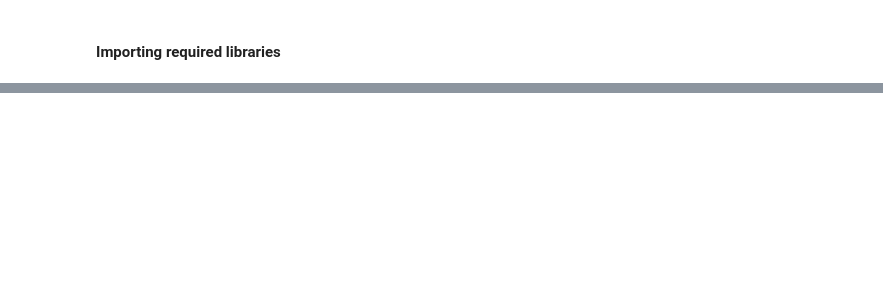
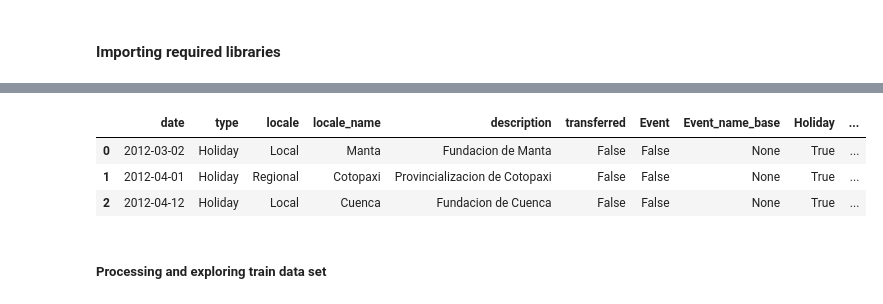
Before and after one commit to aishwarya-mm16/Store-sales-forecasting, a Jupyter notebook: EDA.ipynb, the cells around one changed output, grey strips where cells are left out. Drawn from its saved outputs; the diff is of its cells as text; code cells hidden in the pictures; blank space fills up the shorter version.

```diff
--- a/EDA.ipynb
+++ b/EDA.ipynb
@@ -18,0 +194,16 @@ d
+# %%
+# Adding flag for Event
+holidays_events_proc['Event'] = holidays_events_proc['type'] == 'Event'
+
+# Repeating same steps as above
+holidays_events_proc['Event_name_base'] = holidays_events_proc['description'].str.lower()
+holidays_events_proc['Event_name_base'] = holidays_events_proc['Event_name_base'].map(
+    lambda i: 'mundial de futbol brasil' if ('mundial de futbol brasil' in i) else i)
+holidays_events_proc['Event_name_base'] = holidays_events_proc['Event_name_base'].map(
+    lambda i: i[:i.rfind('-')] if ('-' in i) else (
+    i[:i.rfind('+')]  if ('+' in i) else i))
+holidays_events_proc['Event_name_base'] = np.where(
+    holidays_events_proc['Event']==True,
+    holidays_events_proc['Event_name_base'], None)
+
+holidays_events_proc[holidays_events_proc['type']=='Event'].reset_index(drop=True).iloc[16:18]
@@ -18,0 +264,30 @@ d
+# %%
+# Adding holiday flag
+holidays_events_proc['Holiday'] = (
+    (holidays_events_proc['Event']!=True) &
+    (holidays_events_proc['transferred']==False) &
+    (holidays_events_proc['type']!='Work Day'))
+
+# Repeating same steps as above
+holidays_events_proc['Holiday_name_base'] =  holidays_events_proc['description'].str.lower()
+holidays_events_proc['Holiday_name_base'] = holidays_events_proc['Holiday_name_base'].map(
+    lambda i: i[len('traslado '):] if ('traslado' in i) else i)
+holidays_events_proc['Holiday_name_base'] = holidays_events_proc['Holiday_name_base'].map(
+    lambda i: i[len('puente '):] if ('puente' in i) else i)
+holidays_events_proc['Holiday_name_base'] = holidays_events_proc['Holiday_name_base'].map(
+    lambda i: i[len('recupero puente '):] if ('recupero puente' in i) else i)
+holidays_events_proc['Holiday_name_base'] = holidays_events_proc['Holiday_name_base'].map(
+    lambda i: i[:i.rfind('-')] if ('-' in i) else (
+    i[:i.rfind('+')]  if ('+' in i) else i))
+holidays_events_proc['Holiday_name_base'] =  np.where(
+    holidays_events_proc['Holiday']==True,
+    holidays_events_proc['Holiday_name_base'], None)
+
+holidays_events_proc.head(3)
+# %% [output]
+|  | date | type | locale | locale_name | description | transferred | Event | Event_name_base | Holiday | ... |
+| 0 | 2012-03-02 | Holiday | Local | Manta | Fundacion de Manta | False | False | None | True | ... |
+| 1 | 2012-04-01 | Holiday | Regional | Cotopaxi | Provincializacion de Cotopaxi | False | False | None | True | ... |
+| 2 | 2012-04-12 | Holiday | Local | Cuenca | Fundacion de Cuenca | False | False | None | True | ... |
+# %% [markdown]
+##### Processing and exploring train data set
```
Also changed, not shown: parts of 34 cells of this notebook, 4 other files.
